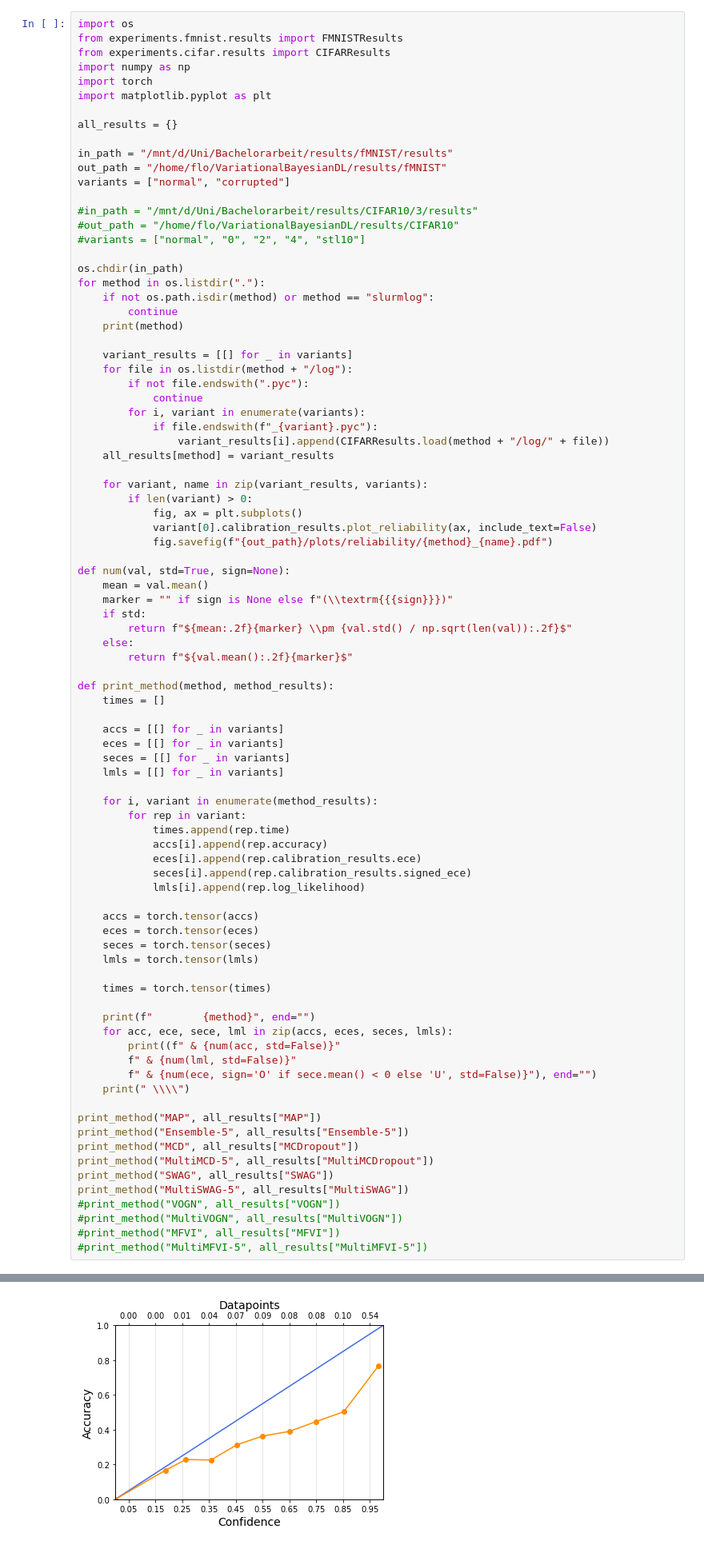
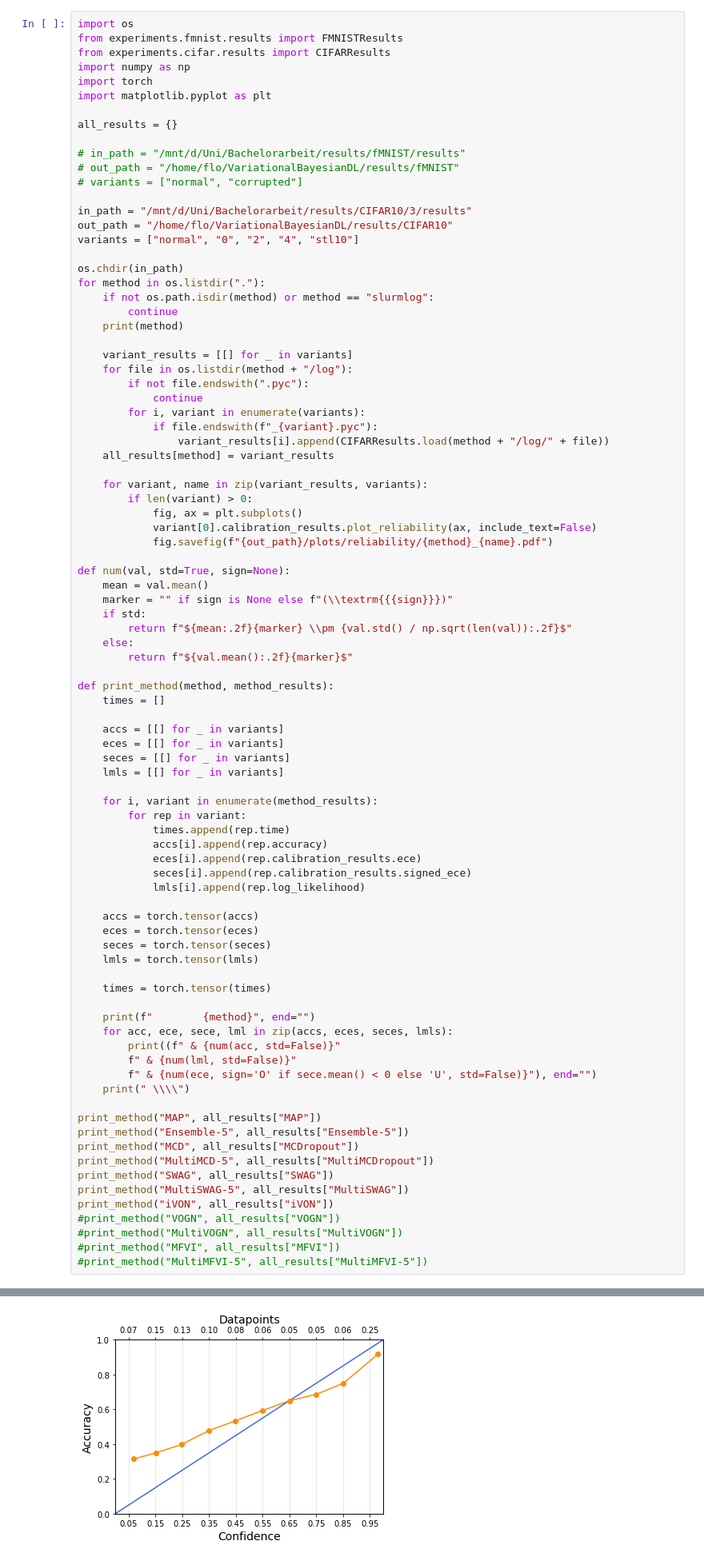
Before and after one commit to Feuermagier/VariationalBayesianDL, a Jupyter notebook: SampleCalibration.ipynb, the cells around one changed output, grey strips where cells are left out. Shown at 80% size. Saved outputs shown, nothing was run; the diff lists cells and outputs as text.

```diff
--- a/SampleCalibration.ipynb
+++ b/SampleCalibration.ipynb
@@ -221,13 +221,13 @@ import matplotlib.pyplot as plt
 
 all_results = {}
 
-in_path = "/mnt/d/Uni/Bachelorarbeit/results/fMNIST/results"
-out_path = "/home/flo/VariationalBayesianDL/results/fMNIST"
-variants = ["normal", "corrupted"]
+# in_path = "/mnt/d/Uni/Bachelorarbeit/results/fMNIST/results"
+# out_path = "/home/flo/VariationalBayesianDL/results/fMNIST"
+# variants = ["normal", "corrupted"]
 
-#in_path = "/mnt/d/Uni/Bachelorarbeit/results/CIFAR10/3/results"
-#out_path = "/home/flo/VariationalBayesianDL/results/CIFAR10"
-#variants = ["normal", "0", "2", "4", "stl10"]
+in_path = "/mnt/d/Uni/Bachelorarbeit/results/CIFAR10/3/results"
+out_path = "/home/flo/VariationalBayesianDL/results/CIFAR10"
+variants = ["normal", "0", "2", "4", "stl10"]
 
 os.chdir(in_path)
 for method in os.listdir("."):
@@ -294,6 +294,7 @@ print_method("MCD", all_results["MCDropout"])
 print_method("MultiMCD-5", all_results["MultiMCDropout"])
 print_method("SWAG", all_results["SWAG"])
 print_method("MultiSWAG-5", all_results["MultiSWAG"])
+print_method("iVON", all_results["iVON"])
 #print_method("VOGN", all_results["VOGN"])
 #print_method("MultiVOGN", all_results["MultiVOGN"])
 #print_method("MFVI", all_results["MFVI"])
@@ -321 +321 @@ VOGN
-[figure, old version]
+[figure, new version]
```
Also changed, not shown: parts of 2 cells of this notebook, 41 other files.
